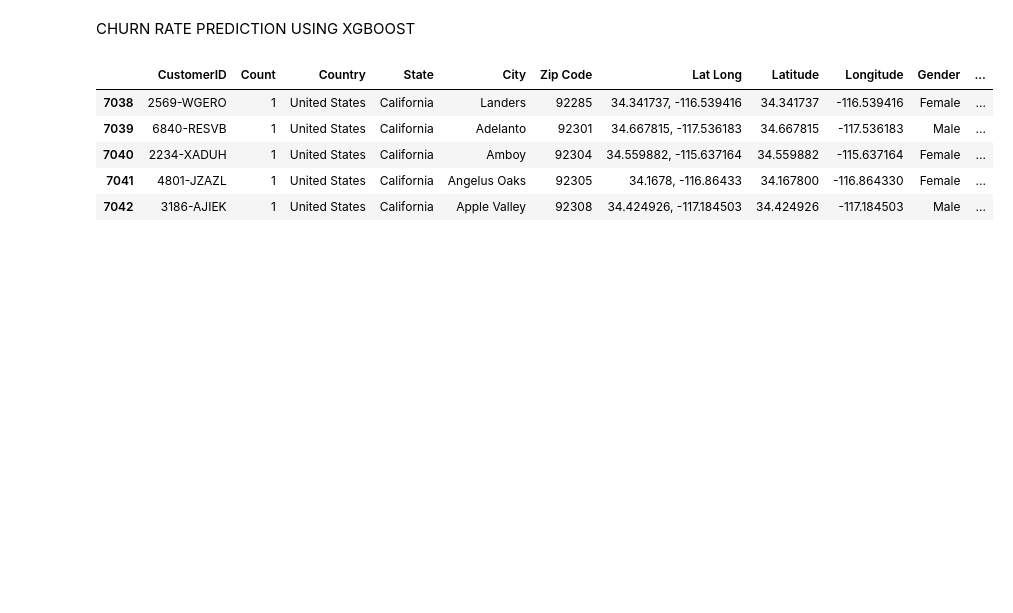
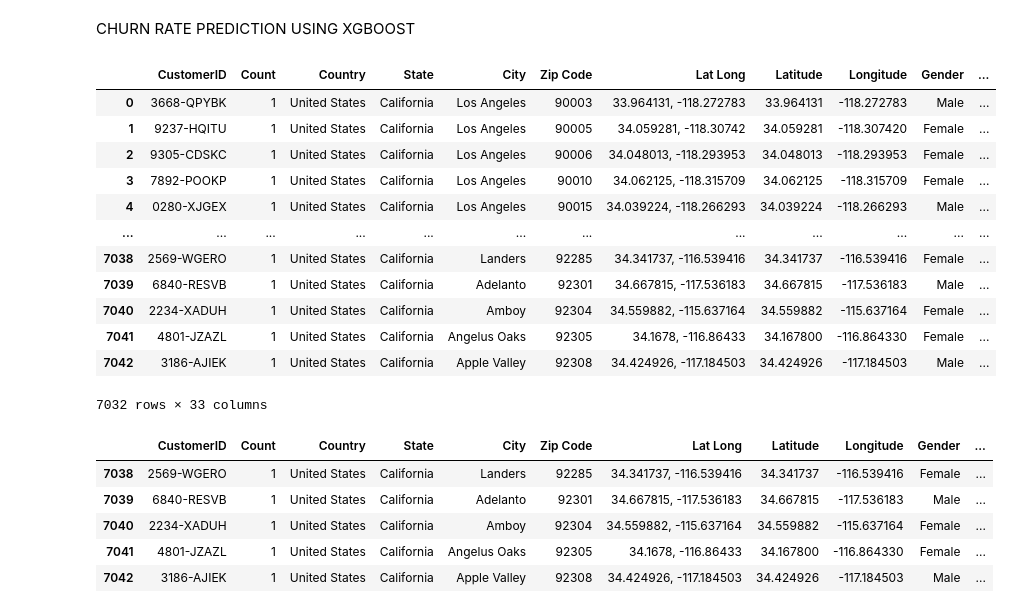
Before and after one commit to Haseebx162006/Churn-Rate-IBM-XGBOOST, a Jupyter notebook: code/churnRate.ipynb, the cells around one changed output. Cells and saved outputs as stored; diff of their text form; code cells hidden in the pictures; blank space fills up the shorter version.

```diff
--- a/code/churnRate.ipynb
+++ b/code/churnRate.ipynb
@@ -8,7 +14,22 @@ import matplotlib.pyplot as plt
 # %%
 # importing the dataset
 pd.set_option('display.max_columns', None)
 df = pd.read_excel('../DataSet/data.xlsx')
+df[df["Tenure Months"] != 0]
+# %% [output]
+|  | CustomerID | Count | Country | State | City | Zip Code | Lat Long | Latitude | Longitude | Gender | ... |
+| 0 | 3668-QPYBK | 1 | United States | California | Los Angeles | 90003 | 33.964131, -118.272783 | 33.964131 | -118.272783 | Male | ... |
+| 1 | 9237-HQITU | 1 | United States | California | Los Angeles | 90005 | 34.059281, -118.30742 | 34.059281 | -118.307420 | Female | ... |
+| 2 | 9305-CDSKC | 1 | United States | California | Los Angeles | 90006 | 34.048013, -118.293953 | 34.048013 | -118.293953 | Female | ... |
+| 3 | 7892-POOKP | 1 | United States | California | Los Angeles | 90010 | 34.062125, -118.315709 | 34.062125 | -118.315709 | Female | ... |
+| 4 | 0280-XJGEX | 1 | United States | California | Los Angeles | 90015 | 34.039224, -118.266293 | 34.039224 | -118.266293 | Male | ... |
+| ... | ... | ... | ... | ... | ... | ... | ... | ... | ... | ... | ... |
+| 7038 | 2569-WGERO | 1 | United States | California | Landers | 92285 | 34.341737, -116.539416 | 34.341737 | -116.539416 | Female | ... |
+| 7039 | 6840-RESVB | 1 | United States | California | Adelanto | 92301 | 34.667815, -117.536183 | 34.667815 | -117.536183 | Male | ... |
+| 7040 | 2234-XADUH | 1 | United States | California | Amboy | 92304 | 34.559882, -115.637164 | 34.559882 | -115.637164 | Female | ... |
+| 7041 | 4801-JZAZL | 1 | United States | California | Angelus Oaks | 92305 | 34.1678, -116.86433 | 34.167800 | -116.864330 | Female | ... |
+| 7042 | 3186-AJIEK | 1 | United States | California | Apple Valley | 92308 | 34.424926, -117.184503 | 34.424926 | -117.184503 | Male | ... |
+7032 rows × 33 columns
 # %%
 df.tail()
 # %% [output]
```
Also changed, not shown: parts of 15 cells of this notebook, 1 other file.
